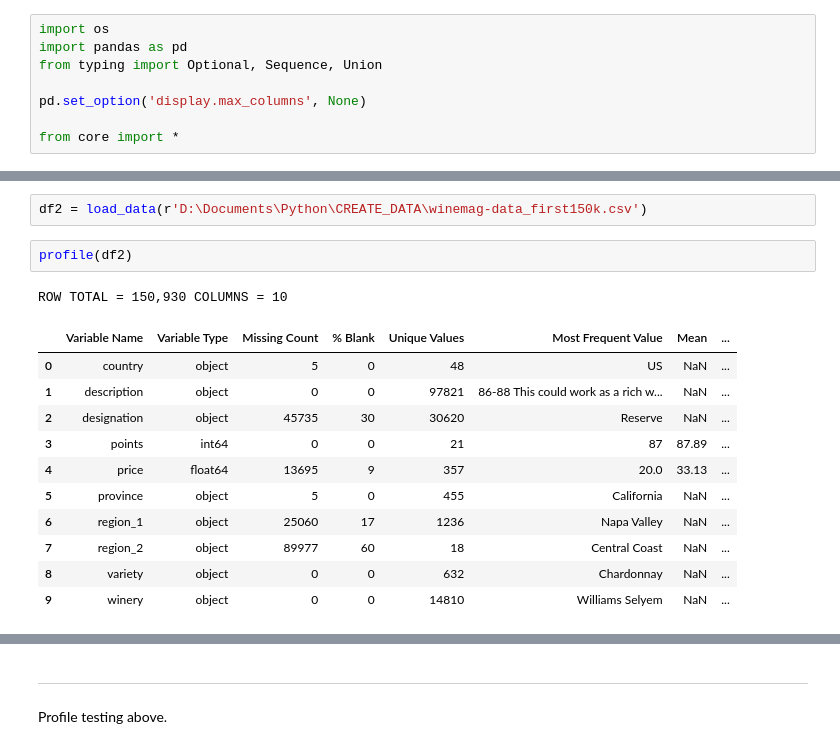
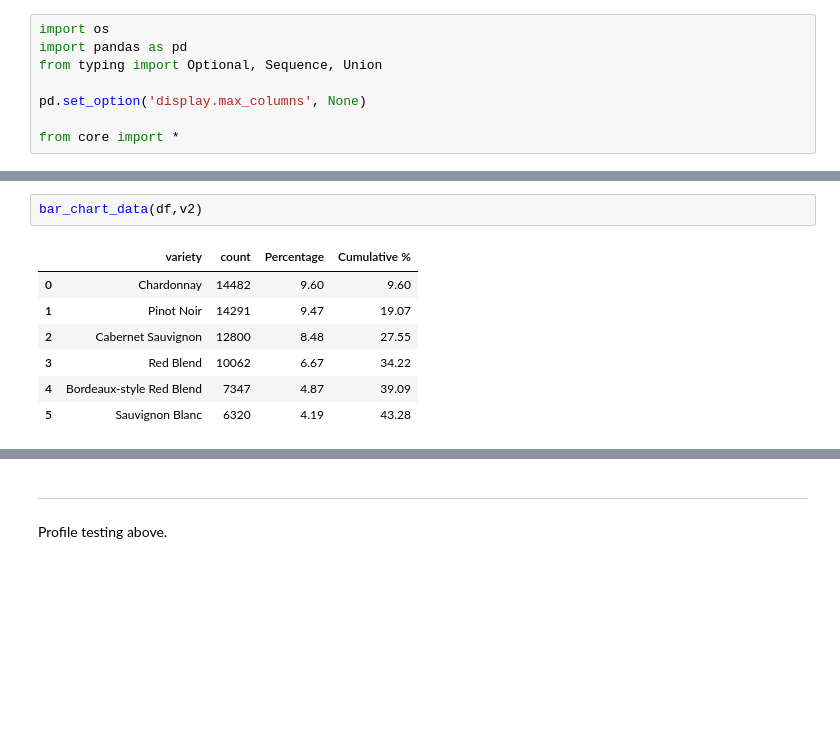
Before and after one commit to Riley25/DataNova, a Jupyter notebook: src/datanova/test.ipynb, the cells around one changed output, grey strips where cells are left out. Saved outputs shown, nothing was run; the diff lists cells and outputs as text; blank space fills up the shorter version.

```diff
--- a/src/datanova/test.ipynb
+++ b/src/datanova/test.ipynb
@@ -37,17 +28,10 @@ ROW TOTAL = 22,869 COLUMNS = 2
-# %%
-df2 = load_data(r'D:\Documents\Python\CREATE_DATA\winemag-data_first150k.csv')
-# %%
-profile(df2)
-# %% [output]
-ROW TOTAL = 150,930 COLUMNS = 10
-|  | Variable Name | Variable Type | Missing Count | % Blank | Unique Values | Most Frequent Value | Mean | ... |
-| 0 | country | object | 5 | 0 | 48 | US | NaN | ... |
-| 1 | description | object | 0 | 0 | 97821 | 86-88 This could work as a rich w... | NaN | ... |
-| 2 | designation | object | 45735 | 30 | 30620 | Reserve | NaN | ... |
-| 3 | points | int64 | 0 | 0 | 21 | 87 | 87.89 | ... |
-| 4 | price | float64 | 13695 | 9 | 357 | 20.0 | 33.13 | ... |
-| 5 | province | object | 5 | 0 | 455 | California | NaN | ... |
-| 6 | region_1 | object | 25060 | 17 | 1236 | Napa Valley | NaN | ... |
-| 7 | region_2 | object | 89977 | 60 | 18 | Central Coast | NaN | ... |
-| 8 | variety | object | 0 | 0 | 632 | Chardonnay | NaN | ... |
-| 9 | winery | object | 0 | 0 | 14810 | Williams Selyem | NaN | ... |
+# %%
+bar_chart_data(df,v2)
+# %% [output]
+|  | variety | count | Percentage | Cumulative % |
+| 0 | Chardonnay | 14482 | 9.60 | 9.60 |
+| 1 | Pinot Noir | 14291 | 9.47 | 19.07 |
+| 2 | Cabernet Sauvignon | 12800 | 8.48 | 27.55 |
+| 3 | Red Blend | 10062 | 6.67 | 34.22 |
+| 4 | Bordeaux-style Red Blend | 7347 | 4.87 | 39.09 |
+| 5 | Sauvignon Blanc | 6320 | 4.19 | 43.28 |
```
Also changed, not shown: parts of 12 cells of this notebook, 1 other file.
